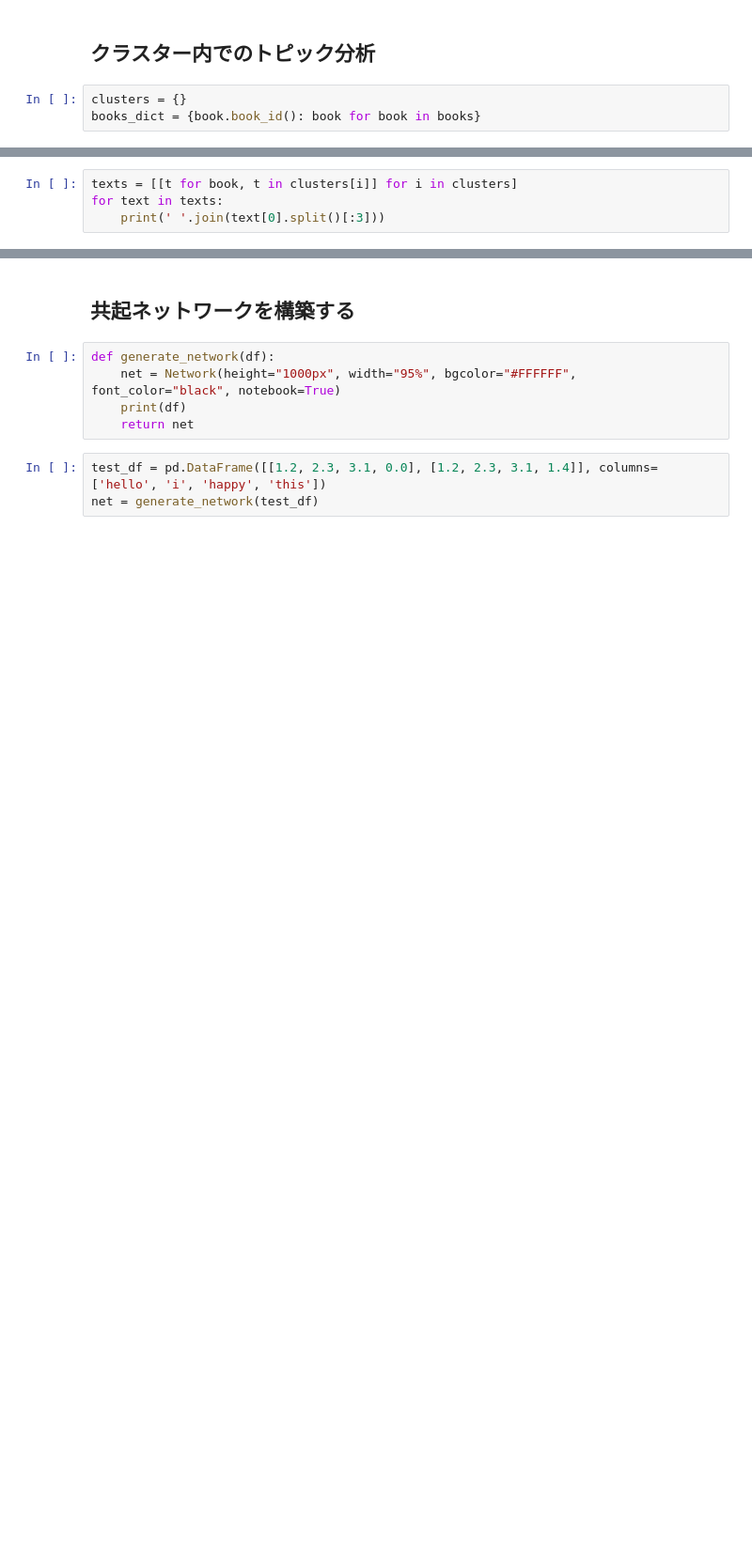
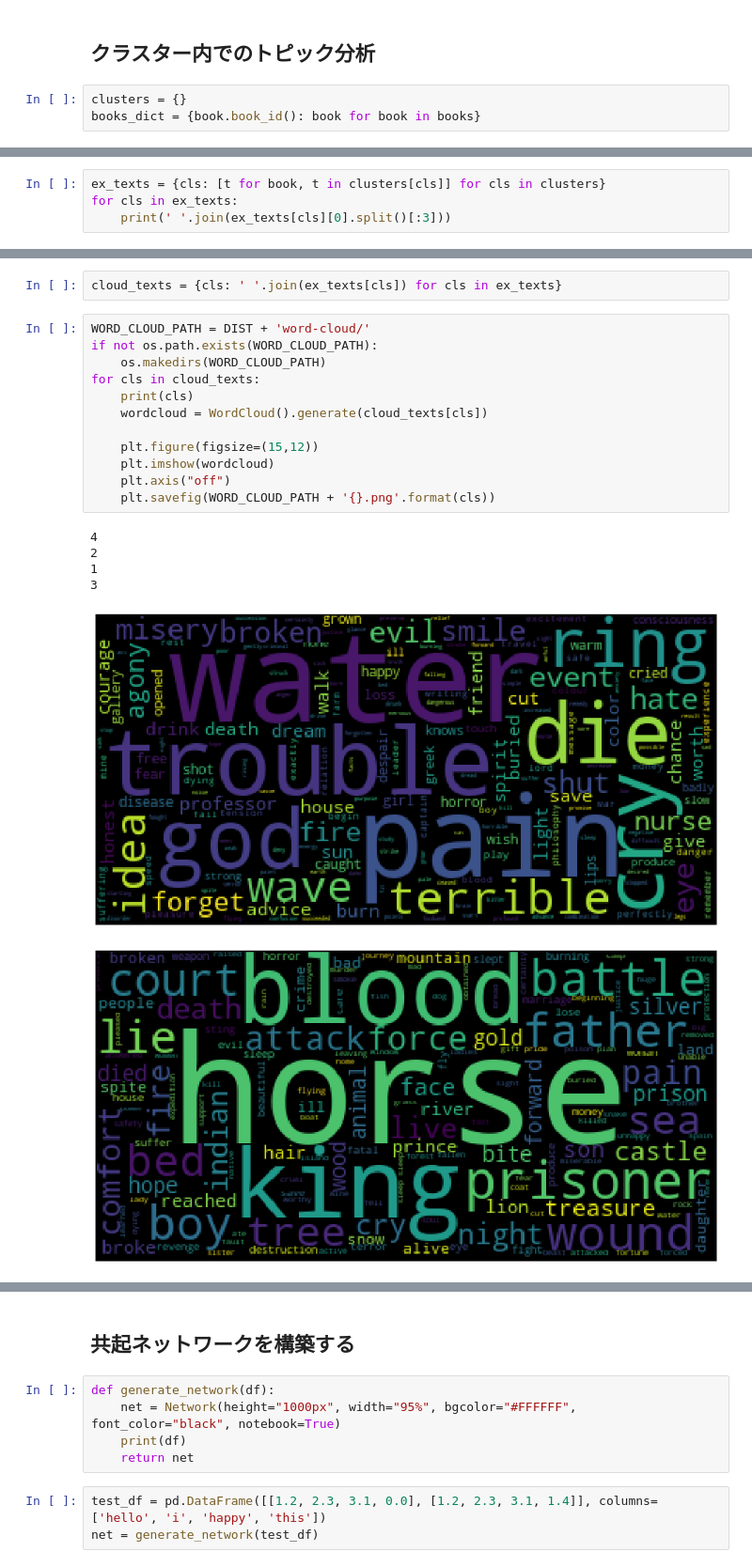
Before and after one commit to tomoya-kwansei/topic-analyze, a Jupyter notebook: topic_analyze.ipynb, the cells around one changed output, grey strips where cells are left out. Shown at 94% size. Cells and saved outputs as stored; diff of their text form; blank space fills up the shorter version.

```diff
--- a/topic_analyze.ipynb
+++ b/topic_analyze.ipynb
@@ -260,4 +306,4 @@ for cls in clusters:
 # %%
-texts = [[t for book, t in clusters[i]] for i in clusters]
-for text in texts:
-    print(' '.join(text[0].split()[:3]))
+ex_texts = {cls: [t for book, t in clusters[cls]] for cls in clusters}
+for cls in ex_texts:
+    print(' '.join(ex_texts[cls][0].split()[:3]))
@@ -263,0 +317,21 @@ for text in texts:
+# %%
+cloud_texts = {cls: ' '.join(ex_texts[cls]) for cls in ex_texts}
+# %%
+WORD_CLOUD_PATH = DIST + 'word-cloud/'
+if not os.path.exists(WORD_CLOUD_PATH):
+    os.makedirs(WORD_CLOUD_PATH)
+for cls in cloud_texts:
+    print(cls)
+    wordcloud = WordCloud().generate(cloud_texts[cls])
+
+    plt.figure(figsize=(15,12))
+    plt.imshow(wordcloud)
+    plt.axis("off")
+    plt.savefig(WORD_CLOUD_PATH + '{}.png'.format(cls))
+# %% [output]
+4
+2
+1
+3
+[figure, added]
+[figure, added]
```
Also changed, not shown: parts of 19 cells of this notebook, 1 other file.
